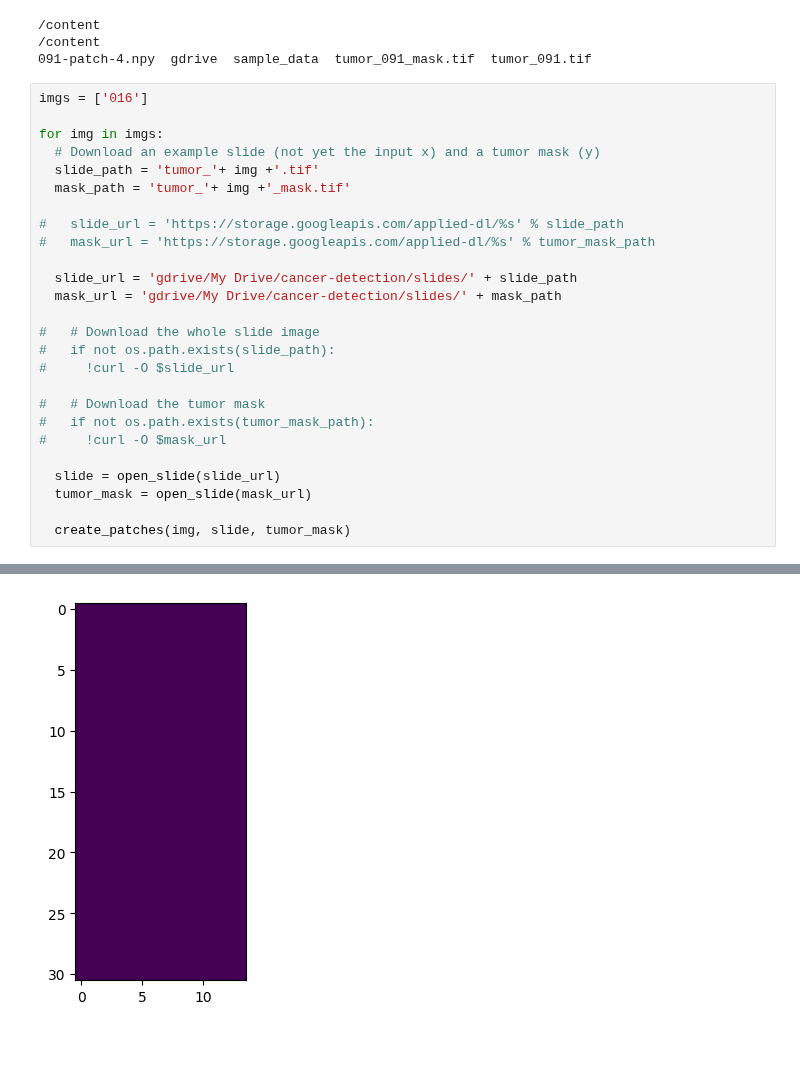
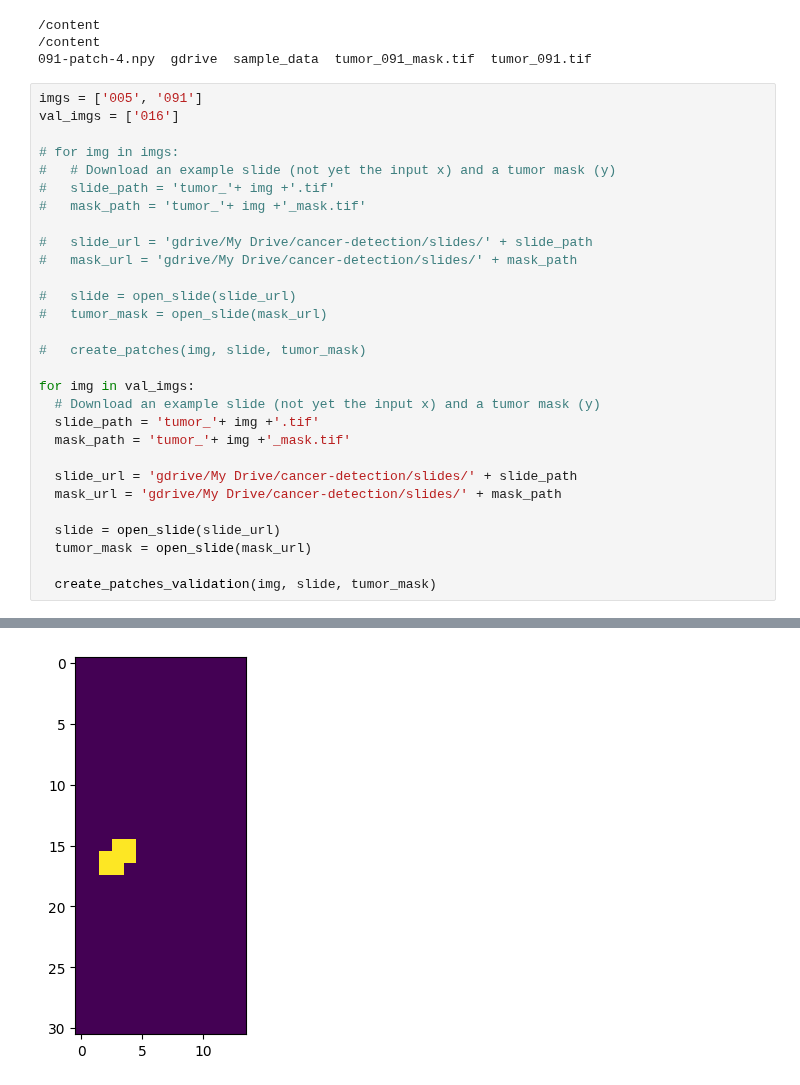
Before and after one commit to akoo-45/cancer-detection, a Jupyter notebook: 091_zoom_generator.ipynb, the cells around one changed output, grey strips where cells are left out. Drawn from its saved outputs; the diff is of its cells as text; blank space fills up the shorter version.

Commit message:
Created validation set using slide 016. Saved on google drive in patch-val/016 and mask-val/016

```diff
--- a/091_zoom_generator.ipynb
+++ b/091_zoom_generator.ipynb
@@ -267,30 +382,33 @@ print(os.getcwd())
 /content
 091-patch-4.npy  gdrive  sample_data  tumor_091_mask.tif  tumor_091.tif
 # %%
-imgs = ['016']
+imgs = ['005', '091']
+val_imgs = ['016']
 
-for img in imgs:
+# for img in imgs:
+#   # Download an example slide (not yet the input x) and a tumor mask (y)
+#   slide_path = 'tumor_'+ img +'.tif'
+#   mask_path = 'tumor_'+ img +'_mask.tif'
+
+#   slide_url = 'gdrive/My Drive/cancer-detection/slides/' + slide_path
+#   mask_url = 'gdrive/My Drive/cancer-detection/slides/' + mask_path
+
+#   slide = open_slide(slide_url)
+#   tumor_mask = open_slide(mask_url)
+
+#   create_patches(img, slide, tumor_mask)
+
+for img in val_imgs:
   # Download an example slide (not yet the input x) and a tumor mask (y)
   slide_path = 'tumor_'+ img +'.tif'
   mask_path = 'tumor_'+ img +'_mask.tif'
 
-#   slide_url = 'https://storage.googleapis.com/applied-dl/%s' % slide_path
-#   mask_url = 'https://storage.googleapis.com/applied-dl/%s' % tumor_mask_path
-
   slide_url = 'gdrive/My Drive/cancer-detection/slides/' + slide_path
   mask_url = 'gdrive/My Drive/cancer-detection/slides/' + mask_path
-
-#   # Download the whole slide image
-#   if not os.path.exists(slide_path):
-#     !curl -O $slide_url
-
-#   # Download the tumor mask
-#   if not os.path.exists(tumor_mask_path):
-#     !curl -O $mask_url
 
   slide = open_slide(slide_url)
   tumor_mask = open_slide(mask_url)
 
-  create_patches(img, slide, tumor_mask)
+  create_patches_validation(img, slide, tumor_mask)
 # %% [output]
 13 30
@@ -313 +431 @@ gdrive/My Drive/cancer-detection/mask-zoom-6
-[figure, old version]
+[figure, new version]
```
Also changed, not shown: parts of 3 cells of this notebook.
